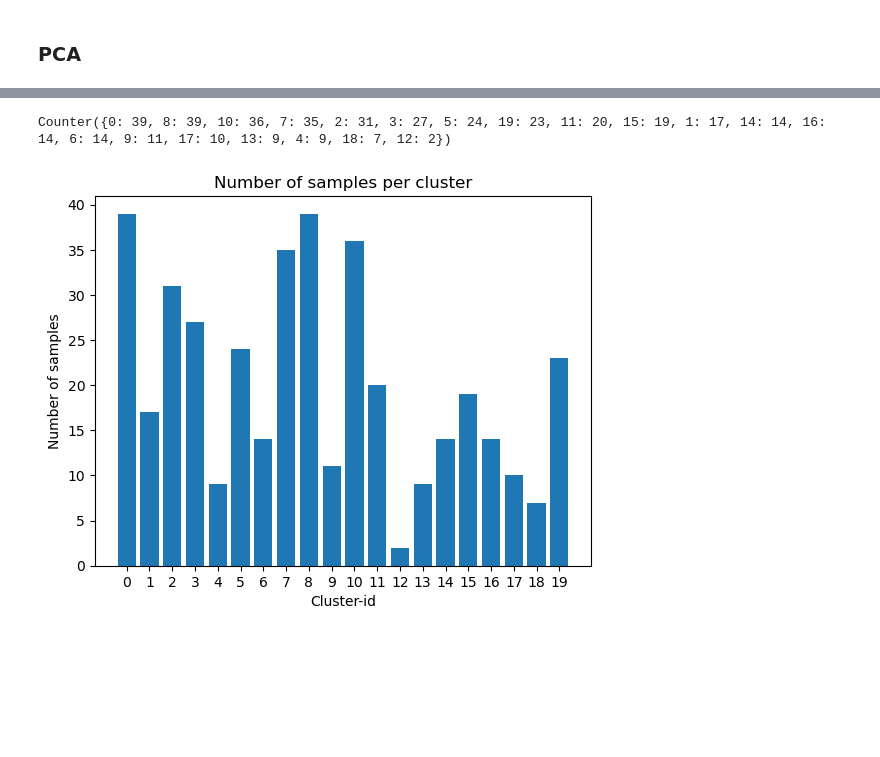
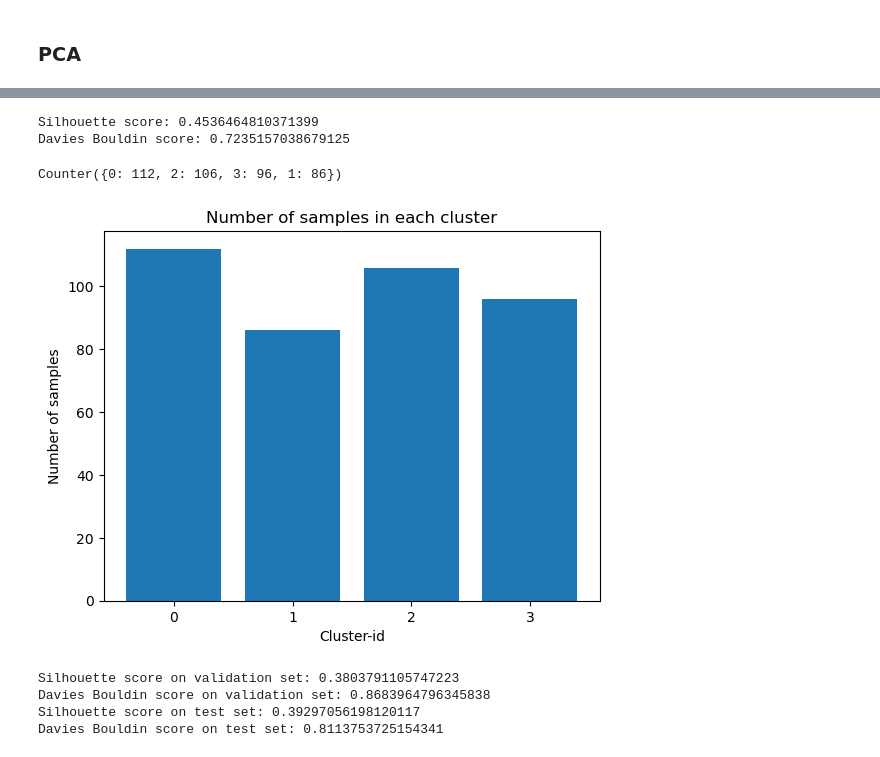
Before and after one commit to jsuaverd/COMP254-Assignments, a Jupyter notebook: clustering_kmeans.ipynb, the cells around one changed output, grey strips where cells are left out. Drawn from its saved outputs; the diff is of its cells as text; code cells hidden in the pictures; blank space fills up the shorter version.

Commit message:
Update kmeans clustering

```diff
--- a/clustering_kmeans.ipynb
+++ b/clustering_kmeans.ipynb
@@ -105,7 +20,7 @@ Davies Bouldin score: 2.5867700884205975
 # %% [markdown]
 ### PCA
 # %%
-pca = PCA(n_components=0.95, random_state=123)
+pca = PCA(n_components=0.90, random_state=123)
 X_train_pca = pca.fit_transform(X_train)
 # %%
 X_train_pca.shape
@@ -159,0 +88,19 @@ Davies Bouldin score: 2.4744386872042257
+# %%
+pca_for_umap = PCA(n_components=0.99, random_state=123)
+X_train_pca_umap = pca_for_umap.fit_transform(X_train)
+
+umap_reducer = umap.UMAP(n_components=2, random_state=123)
+X_train_umap = umap_reducer.fit_transform(X_train_pca_umap)
+# %%
+n_cluster_range = range(2, 21)
+
+silhouette_scores = []
+
+for n_clusters in n_cluster_range:
+    kmeans = KMeans(n_clusters=n_clusters, random_state=123, n_init=50, init='k-means++')
+    kmeans.fit(X_train_umap)
+
+    silhouette_avg = silhouette_score(X_train_umap, kmeans.labels_, random_state=123)
+    silhouette_scores.append(silhouette_avg)
+
+best_n_clusters = n_cluster_range[np.argmax(silhouette_scores)]
@@ -159,0 +119,13 @@ Davies Bouldin score: 2.4744386872042257
+# %%
+kmeans_umap = KMeans(n_clusters=best_n_clusters, random_state=123, max_iter=1000, n_init=50, init='k-means++')
+kmeans_umap.fit(X_train_umap)
+kmeans_labels_umap = kmeans_umap.predict(X_train_umap)
+
+# Plot the distribution of clusters in 2D with their cluster-ids
+plt.figure(figsize=(7, 7))
+plt.scatter(X_train_umap[:, 0], X_train_umap[:, 1], c=kmeans_labels_umap, cmap='tab20')
+plt.xlabel('UMAP1')
+plt.ylabel('UMAP2')
+plt.title('Distribution of clusters in 2D with cluster-ids')
+plt.colorbar()
+plt.show()
@@ -160,12 +134,21 @@ Davies Bouldin score: 2.4744386872042257
+# %%
+silhouette_score_train = silhouette_score(X_train_umap, kmeans_labels_umap)
+davies_bouldin_score_train = davies_bouldin_score(X_train_umap, kmeans_labels_umap)
+
+print(f'Silhouette score: {silhouette_score_train}')
+print(f'Davies Bouldin score: {davies_bouldin_score_train}')
+# %% [output]
+Silhouette score: 0.4536464810371399
+Davies Bouldin score: 0.7235157038679125
 # %%
-print(Counter(kmeans_labels))
+print(Counter(kmeans_labels_umap))
 
-plt.bar(Counter(kmeans_labels).keys(), Counter(kmeans_labels).values())
+plt.bar(Counter(kmeans_labels_umap).keys(), Counter(kmeans_labels_umap).values())
 plt.xlabel('Cluster-id')
 plt.ylabel('Number of samples')
-plt.title('Number of samples per cluster')
+plt.title('Number of samples in each cluster')
 plt.xticks(range(best_n_clusters))
 plt.show()
 # %% [output]
-Counter({0: 39, 8: 39, 10: 36, 7: 35, 2: 31, 3: 27, 5: 24, 19: 23, 11: 20, 15: 19, 1: 17, 14: 14, 16: 14, 6: 14, 9: 11, 17: 10, 13: 9, 4: 9, 18: 7, 12: 2})
+Counter({0: 112, 2: 106, 3: 96, 1: 86})
-[figure, old version]
+[figure, new version]
@@ -171,0 +167,17 @@ Counter({0: 39, 8: 39, 10: 36, 7: 35, 2: 31, 3: 27, 5: 24, 19: 23, 11: 20, 15: 1
+# %%
+kmeans_labels_val = kmeans_umap.predict(X_val_umap)
+silhouette_score_val = silhouette_score(X_val_umap, kmeans_labels_val)
+davies_bouldin_score_val = davies_bouldin_score(X_val_umap, kmeans_labels_val)
+print(f'Silhouette score on validation set: {silhouette_score_val}')
+print(f'Davies Bouldin score on validation set: {davies_bouldin_score_val}')
+
+kmeans_labels_test = kmeans_umap.predict(X_test_umap)
+silhouette_score_test = silhouette_score(X_test_umap, kmeans_labels_test)
+davies_bouldin_score_test = davies_bouldin_score(X_test_umap, kmeans_labels_test)
+print(f'Silhouette score on test set: {silhouette_score_test}')
+print(f'Davies Bouldin score on test set: {davies_bouldin_score_test}')
+# %% [output]
+Silhouette score on validation set: 0.3803791105747223
+Davies Bouldin score on validation set: 0.8683964796345838
+Silhouette score on test set: 0.39297056198120117
+Davies Bouldin score on test set: 0.8113753725154341
```
Also changed, not shown: parts of 26 cells of this notebook, 6 other files.
